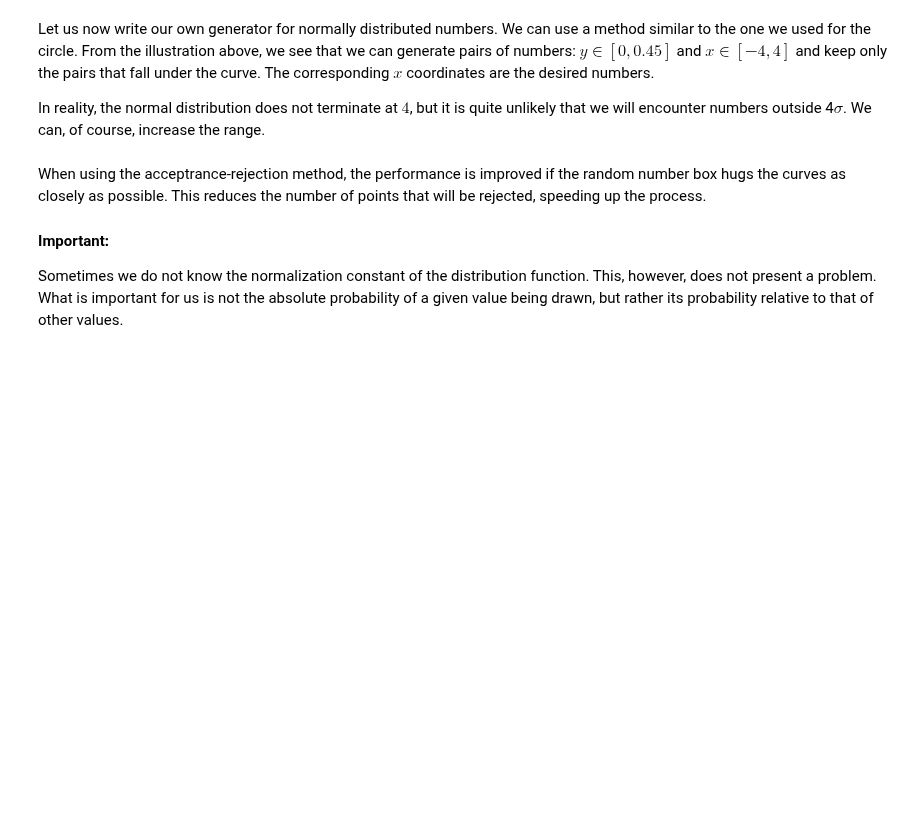
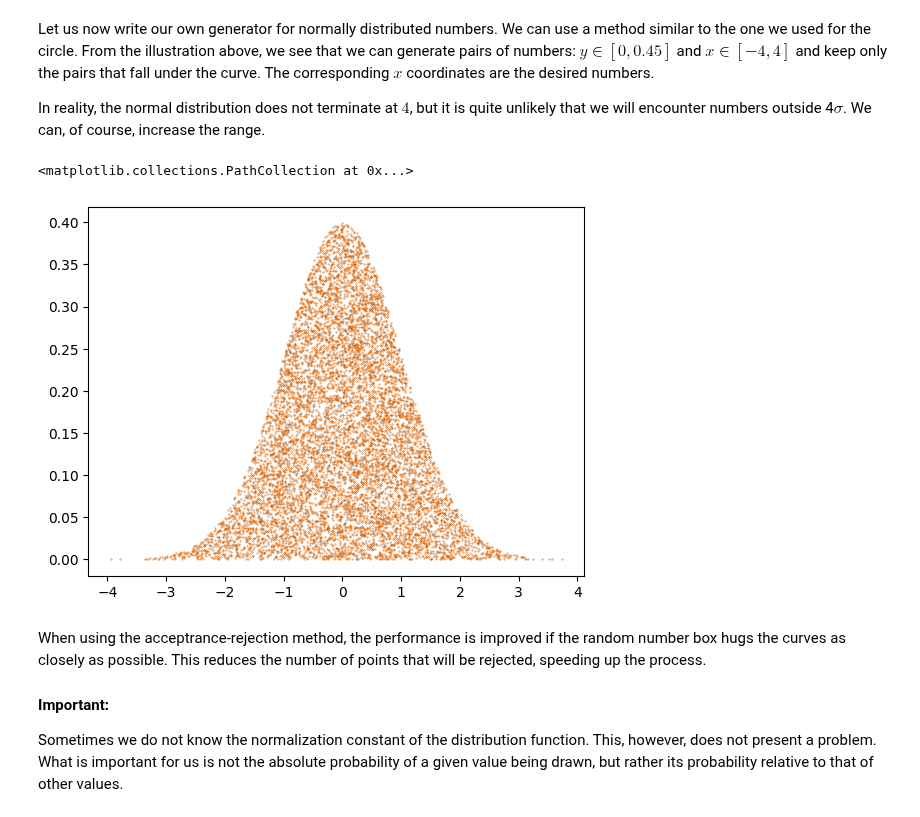
Before and after one commit to vibilanj/cmps, a Jupyter notebook: workshop/W6_Generation_of_Random_Numbers_S.ipynb, the cells around one changed output. Cells and saved outputs as stored; diff of their text form; code cells hidden in the pictures; blank space fills up the shorter version.

```diff
--- a/workshop/W6_Generation_of_Random_Numbers_S.ipynb
+++ b/workshop/W6_Generation_of_Random_Numbers_S.ipynb
@@ -108,26 +108,26 @@ In reality, the normal distribution does not terminate at $4$, but it is quite u
 # %%
 nPts = 10000
 pos = np.array([[0.0, 0.0]] * nPts)
 mean = 0
 stdv = 1
 
 def gauss(x):
     return np.exp(-(x - mean) ** 2 / (2 * stdv ** 2)) / np.sqrt(2 * np.pi * stdv ** 2)
 
-square_x = 8
-square_y = 0.45
 for i in range(0, nPts):
-    x = square_x
-    y = square_y
+    x = 0
+    y = 1
 
-    while np.sqrt(x ** 2 + y ** 2) > radius :
-        x = radius * (2 * np.random.random() - 1)
-        y = radius * (2 * np.random.random() - 1)
+    while y > gauss(x):
+        x = 8 * np.random.random() - 4
+        y = 0.45 * np.random.random()
     pos[i] = np.array([x, y])
 
 fig, ax = plt.subplots()
 ax.scatter(pos[:,0], pos[:,1], color = CF_vermillion, s = 0.1)
-ax.set_aspect("equal")
+# %% [output]
+<matplotlib.collections.PathCollection at 0x...>
+[figure, added]
 # %% [markdown]
 When using the acceptrance-rejection method, the performance is improved if the random number box hugs the curves as closely as possible. This reduces the number of points that will be rejected, speeding up the process.
 
```
Also changed, not shown: parts of 4 cells of this notebook.
